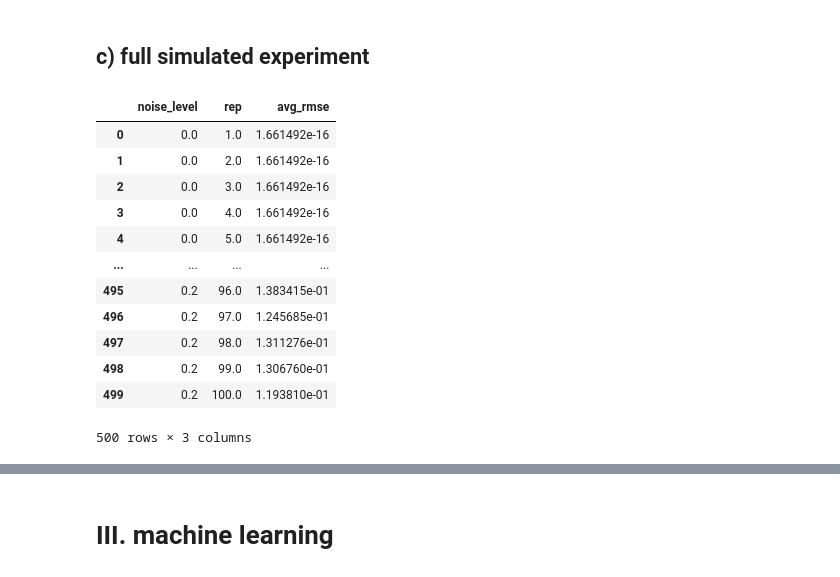
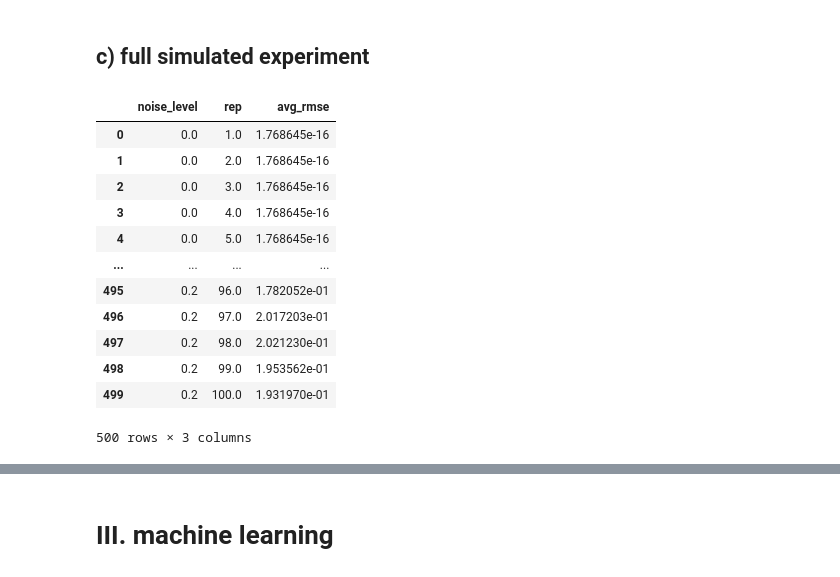
Before and after one commit to kylemjonesislanders/md-anderson, a Jupyter notebook: spectral-unmixing/simulation_experiment.ipynb, the cells around one changed output, grey strips where cells are left out. Saved outputs shown, nothing was run; the diff lists cells and outputs as text; code cells hidden in the pictures.

```diff
--- a/spectral-unmixing/simulation_experiment.ipynb
+++ b/spectral-unmixing/simulation_experiment.ipynb
@@ -14,0 +23,10 @@ from sklearn.metrics import mean_squared_error
+# %%
+# Read in Hb dat, filtering on nms of choice
+Hb_dat = pd.read_csv(r'Hb.csv')
+Hb_dat = Hb_dat.loc[Hb_dat['nm'].isin(nm_optimal)].copy()
+Hb_dat['signal'] = [int(x.split(';')[1]) for x in Hb_dat['var1']]
+
+# Save max signal for normalization purposes
+max_signal = np.max(Hb_dat['signal'])
+Hb_dat['signal'] = Hb_dat['signal']/max_signal
+Hb_dat
@@ -14,0 +52,7 @@ from sklearn.metrics import mean_squared_error
+# %%
+# Read in HbO2 dat
+HbO2_dat = pd.read_csv(r'HbO2.csv')
+HbO2_dat = HbO2_dat.loc[HbO2_dat['nm'].isin(nm_optimal)].copy()
+HbO2_dat['signal'] = [int(x.split(';')[1]) for x in HbO2_dat['var1']]
+HbO2_dat['signal'] = HbO2_dat['signal']/max_signal
+HbO2_dat
@@ -128,2 +142,9 @@ simulated_dataset
 # %% [markdown]
 # II. spectral unmixing
+# %%
+# Create example dataset - no noise
+simulated_dataset = create_simulated_dataset(fractional_components,
+                                             Hb_dat['signal'].values,
+                                             HbO2_dat['signal'].values,
+                                             0)
+simulated_dataset
@@ -157,7 +192,7 @@ array([[1.        , 0.2       ],
 ### create y --> msot spectra at user defined fractional components
 # %%
 # User defined y signal at given y1, y2 fractional components
-y1_frac = 0.32 # User defined
+y1_frac = 0.1 # User defined
 dat_temp = simulated_dataset.loc[simulated_dataset['y1']==y1_frac].copy()
 y = np.squeeze(dat_temp.iloc[:,2:].to_numpy())
 y
@@ -264,8 +299,8 @@ for noise_level in noise_levels:
 
         # Create simulated dataset
         simulated_dataset = create_simulated_dataset(fractional_components,
-                                                     y_decay,
-                                                     y_exp,
+                                                     Hb_dat['signal'].values,
+                                                     HbO2_dat['signal'].values,
                                                      noise_level)
 
         # Define actual y1s and y2s
@@ -281,44 +316,44 @@ for noise_level in noise_levels:
             y = np.squeeze(simulated_dataset.iloc[spectrum_iterator,
                                                   2:].to_numpy())
             # Use spectral unmixing to get fractional components
             linear_regressor.fit(X, y)
 
             # Estimated fractional components (y1_frac, y2_frac)
             y1_estimate, y2_estimate = linear_regressor.coef_
 
             # Append results
             y1_estimates.append(y1_estimate)
             y2_estimates.append(y2_estimate)
 
         # Calculate rmse for y1 and y2
         rmse_y1 = mean_squared_error(np.array(y1s), np.array(y1_estimates),
                                      squared=False)
         rmse_y2 = mean_squared_error(np.array(y2s), np.array(y2_estimates),
                                      squared=False)
 
         # Calculate average rmse
         avg_rmse = (rmse_y1 + rmse_y2)/2
 
         # Append results
         results.append([noise_level, rep, avg_rmse])
 
 # Save results as dataframe
 results = pd.DataFrame(results,
                        columns = ['noise_level', 'rep', 'avg_rmse'])
 results
 # %% [output]
 |  | noise_level | rep | avg_rmse |
-| 0 | 0.0 | 1.0 | 1.661492e-16 |
-| 1 | 0.0 | 2.0 | 1.661492e-16 |
-| 2 | 0.0 | 3.0 | 1.661492e-16 |
-| 3 | 0.0 | 4.0 | 1.661492e-16 |
-| 4 | 0.0 | 5.0 | 1.661492e-16 |
+| 0 | 0.0 | 1.0 | 1.768645e-16 |
+| 1 | 0.0 | 2.0 | 1.768645e-16 |
+| 2 | 0.0 | 3.0 | 1.768645e-16 |
+| 3 | 0.0 | 4.0 | 1.768645e-16 |
+| 4 | 0.0 | 5.0 | 1.768645e-16 |
 | ... | ... | ... | ... |
-| 495 | 0.2 | 96.0 | 1.383415e-01 |
-| 496 | 0.2 | 97.0 | 1.245685e-01 |
-| 497 | 0.2 | 98.0 | 1.311276e-01 |
-| 498 | 0.2 | 99.0 | 1.306760e-01 |
-| 499 | 0.2 | 100.0 | 1.193810e-01 |
+| 495 | 0.2 | 96.0 | 1.782052e-01 |
+| 496 | 0.2 | 97.0 | 2.017203e-01 |
+| 497 | 0.2 | 98.0 | 2.021230e-01 |
+| 498 | 0.2 | 99.0 | 1.953562e-01 |
+| 499 | 0.2 | 100.0 | 1.931970e-01 |
 500 rows × 3 columns
 # %%
 # Box Plot of result
```
Also changed, not shown: parts of 26 cells of this notebook.
